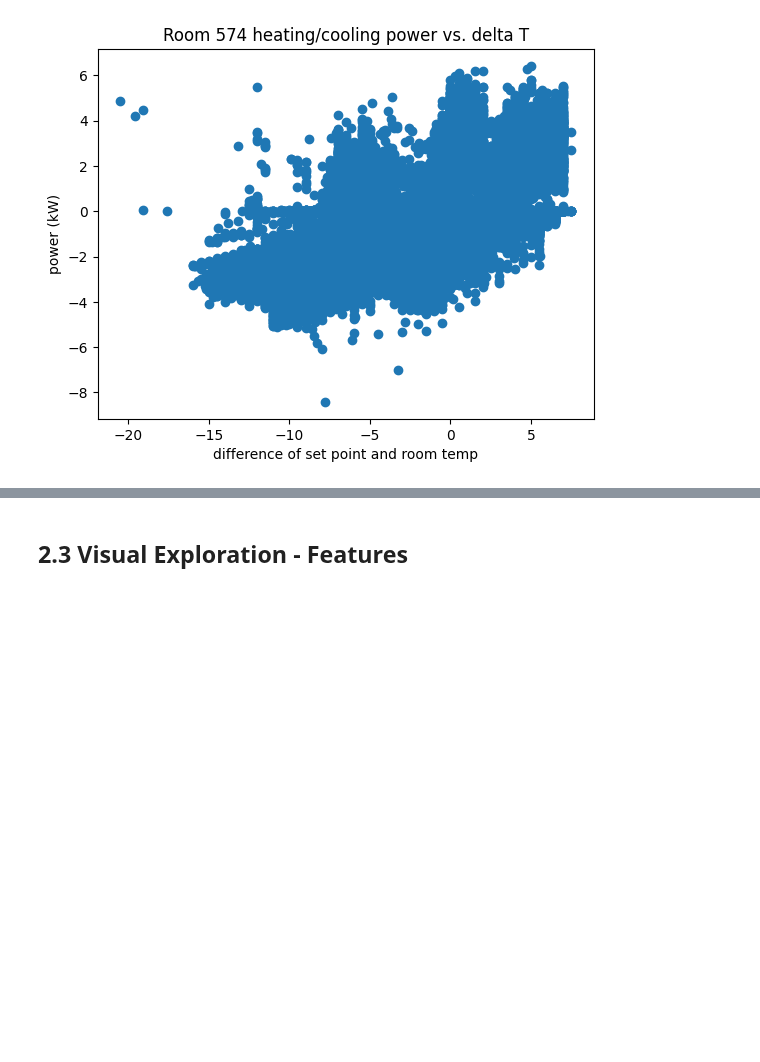
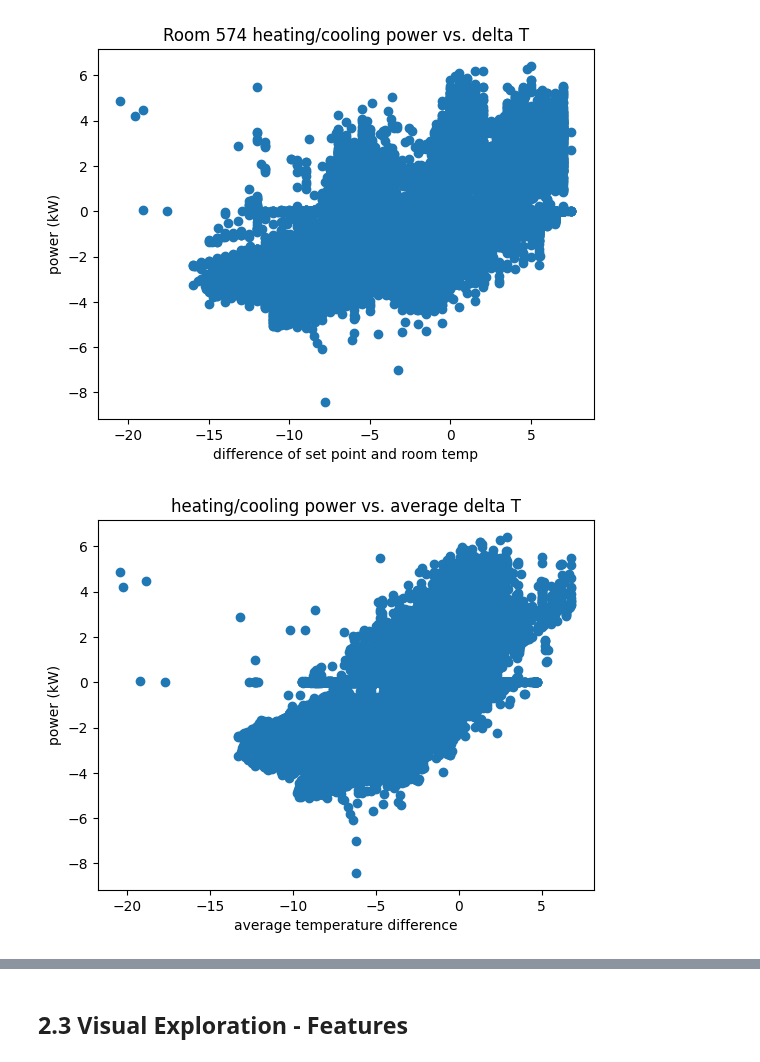
Before and after one commit to VonRiecken/Energy-Data-Engineering, a Jupyter notebook: main/ede_WS2526_project_9_ay_JR.ipynb, the cells around one changed output, grey strips where cells are left out. Cells and saved outputs as stored; diff of their text form; code cells hidden in the pictures; blank space fills up the shorter version.

```diff
--- a/main/ede_WS2526_project_9_ay_JR.ipynb
+++ b/main/ede_WS2526_project_9_ay_JR.ipynb
@@ -359,3 +367,14 @@ for room in room_nums:
 [figure]
 [figure]
 [figure]
+# %%
+delta_cols = [f'delta_T_{room}' for room in room_nums]
+df_clean['av_delta_T'] = df_clean[delta_cols].mean(axis=1)
+
+plt.scatter(x=df_clean['av_delta_T'], y=df_clean['heating_cooling_power'])
+plt.title('heating/cooling power vs. average delta T')
+plt.xlabel('average temperature difference')
+plt.ylabel('power (kW)')
+plt.show()
+# %% [output]
+[figure, added]
```
Also changed, not shown: parts of 20 cells of this notebook.
